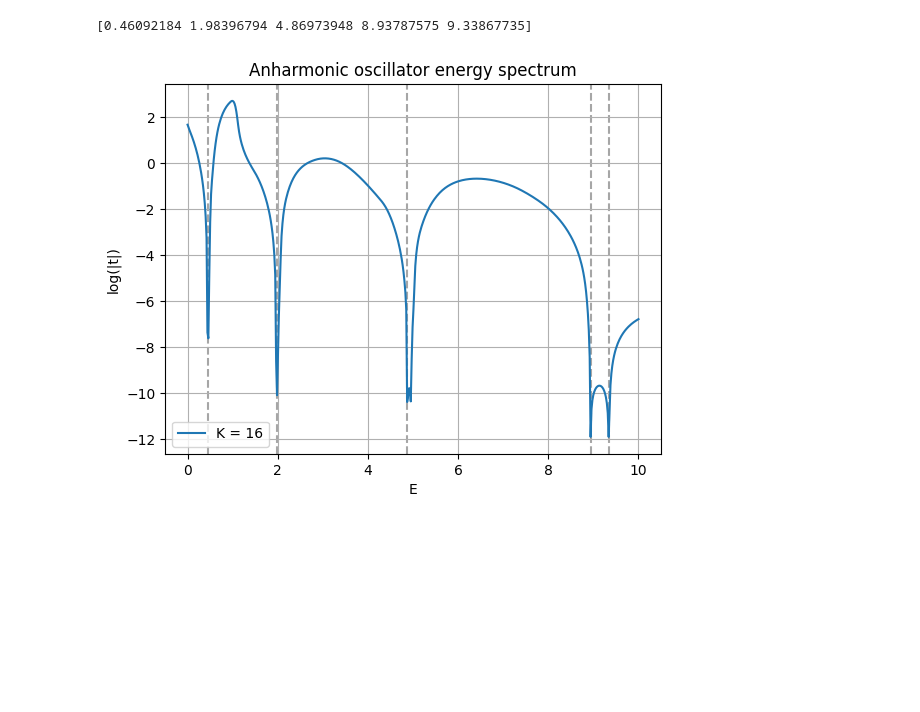
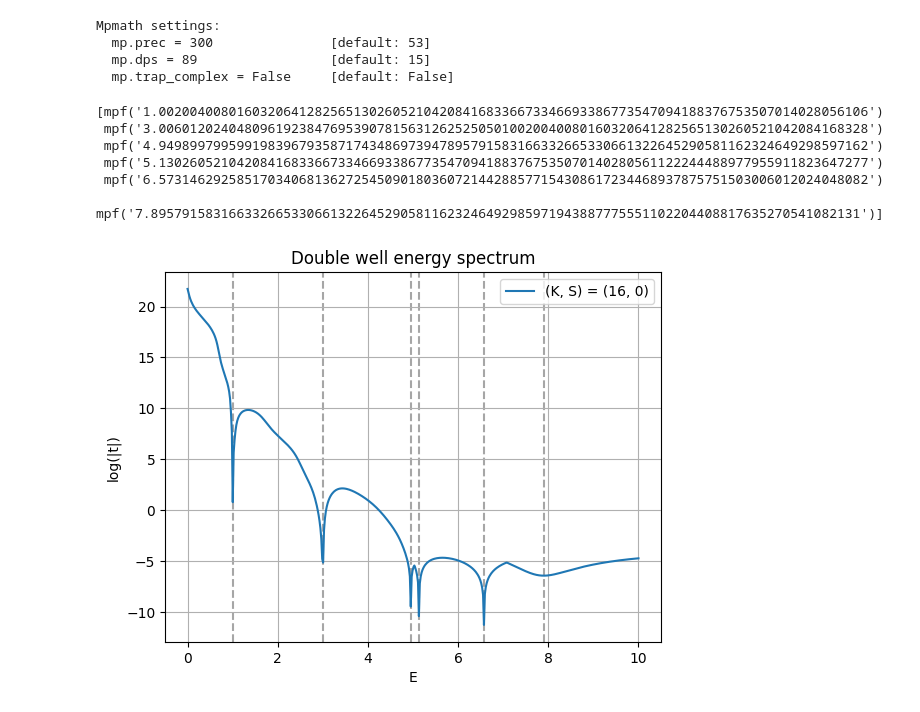
Before and after one commit to Newtech66/mtp-matrix-bootstrap, a Jupyter notebook: sdpa/sdpa_solve.ipynb, the cells around one changed output. Drawn from its saved outputs; the diff is of its cells as text; code cells hidden in the pictures; blank space fills up the shorter version.

Commit message:
use mpmath and log bad status

```diff
--- a/sdpa/sdpa_solve.ipynb
+++ b/sdpa/sdpa_solve.ipynb
@@ -9,3 +10,13 @@ from pathlib import Path
+# %%
+def flatten(xss):
+    return [x for xs in xss for x in xs]
+mp.prec = 300
+print(mp)
+# %% [output]
+Mpmath settings:
+  mp.prec = 300               [default: 53]
+  mp.dps = 89                 [default: 15]
+  mp.trap_complex = False     [default: False]
 # %%
 K = 16
 d = 8
@@ -108,3 +111,30 @@ def create_shift_plot(shifts):
 shifts = [0]
 for shift in shifts:
     solve(shift, E)
+# %%
+shifts = [0]
+fig, ax = plt.subplots()
+# ax.set_title('log(|t|) vs E with varying shifts')
+ax.set_title('Double well energy spectrum')
+ax.set_xlabel('E')
+ax.set_ylabel('log(|t|)')
+for shift in shifts:
+    data = np.load(f'./data/ho_K_{K}_shift_{shift}.npz',allow_pickle=True)
+    dips = data['Es'][find_peaks(-data['ts'],prominence=1)[0]]
+    print(dips)
+    for dip in dips:
+        plt.axvline(x=dip,ls='--',c='grey',alpha=0.7,zorder=-2)
+    ax.plot(data['Es'], data['ts'], label=f'(K, S) = {(K, shift)}')
+    # ax.plot(data['Es'], data['ts'], label=f'K = {K}')
+ax.legend()
+ax.grid()
+# ax.set_xlim(1.8,2.1)
+plt.show()
+# %% [output]
+[mpf('1.0020040080160320641282565130260521042084168336673346693386773547094188376753507014028056106')
+ mpf('3.0060120240480961923847695390781563126252505010020040080160320641282565130260521042084168328')
+ mpf('4.9498997995991983967935871743486973947895791583166332665330661322645290581162324649298597162')
+ mpf('5.1302605210420841683366733466933867735470941883767535070140280561122244488977955911823647277')
+ mpf('6.5731462925851703406813627254509018036072144288577154308617234468937875751503006012024048082')
+ mpf('7.8957915831663326653306613226452905811623246492985971943887775551102204408817635270541082131')]
+[figure, added]
@@ -111,8 +159,5 @@ for shift in shifts:
 # %%
-shifts = [0]
-fig, ax = create_shift_plot(shifts)
-plt.show()
+# shifts = [0]
+# fig, ax = create_shift_plot(shifts)
+# plt.show()
-# %% [output]
-[0.46092184 1.98396794 4.86973948 8.93787575 9.33867735]
-[figure, removed]
 # %%
```
Also changed, not shown: parts of 7 cells of this notebook, 11 other files.
